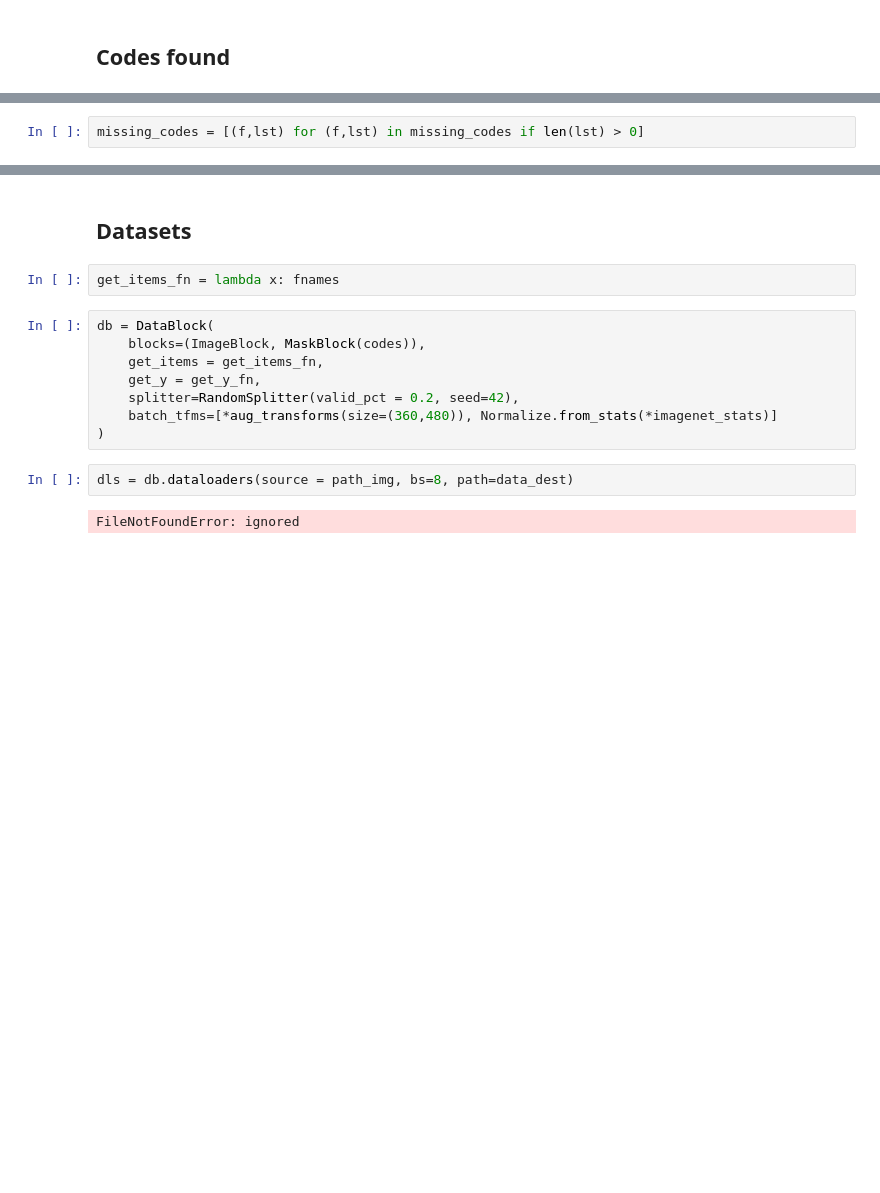
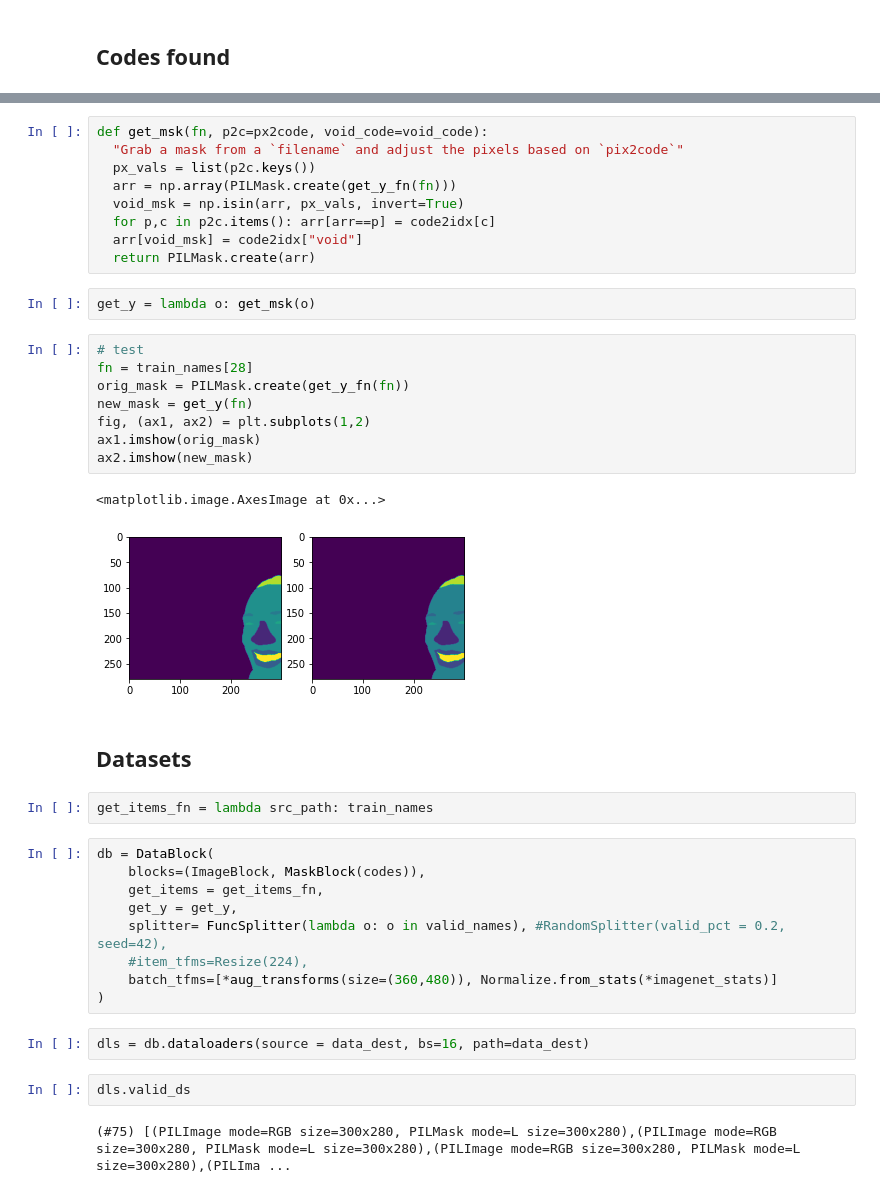
Before and after one commit to RGologorsky/fastai_proj, a Jupyter notebook: Image_Segmentation_Hair.ipynb, the cells around one changed output, grey strips where cells are left out. Cells and saved outputs as stored; diff of their text form; blank space fills up the shorter version.

```diff
--- a/Image_Segmentation_Hair.ipynb
+++ b/Image_Segmentation_Hair.ipynb
@@ -180,2 +220,0 @@ TypeError: ignored
-# %%
-missing_codes = [(f,lst) for (f,lst) in missing_codes if len(lst) > 0]
@@ -212,16 +309,41 @@ plt.show()
+# %%
+def get_msk(fn, p2c=px2code, void_code=void_code):
+  "Grab a mask from a `filename` and adjust the pixels based on `pix2code`"
+  px_vals = list(p2c.keys())
+  arr = np.array(PILMask.create(get_y_fn(fn)))
+  void_msk = np.isin(arr, px_vals, invert=True)
+  for p,c in p2c.items(): arr[arr==p] = code2idx[c]
+  arr[void_msk] = code2idx["void"]
+  return PILMask.create(arr)
+# %%
+get_y = lambda o: get_msk(o)
+# %%
+# test
+fn = train_names[28]
+orig_mask = PILMask.create(get_y_fn(fn))
+new_mask = get_y(fn)
+fig, (ax1, ax2) = plt.subplots(1,2)
+ax1.imshow(orig_mask)
+ax2.imshow(new_mask)
+# %% [output]
+<matplotlib.image.AxesImage at 0x...>
+[figure, added]
 # %% [markdown]
 ## Datasets
 # %%
-get_items_fn = lambda x: fnames
+get_items_fn = lambda src_path: train_names
 # %%
 db = DataBlock(
     blocks=(ImageBlock, MaskBlock(codes)),
     get_items = get_items_fn,
-    get_y = get_y_fn,
-    splitter=RandomSplitter(valid_pct = 0.2, seed=42),
+    get_y = get_y,
+    splitter= FuncSplitter(lambda o: o in valid_names), #RandomSplitter(valid_pct = 0.2, seed=42),
+    #item_tfms=Resize(224),
     batch_tfms=[*aug_transforms(size=(360,480)), Normalize.from_stats(*imagenet_stats)]
 )
 # %%
-dls = db.dataloaders(source = path_img, bs=8, path=data_dest)
+dls = db.dataloaders(source = data_dest, bs=16, path=data_dest)
-# %% [output]
-FileNotFoundError: ignored
+# %%
+dls.valid_ds
+# %% [output]
+(#75) [(PILImage mode=RGB size=300x280, PILMask mode=L size=300x280),(PILImage mode=RGB size=300x280, PILMask mode=L size=300x280),(PILImage mode=RGB size=300x280, PILMask mode=L size=300x280),(PILIma ...
```
Also changed, not shown: parts of 91 cells of this notebook.
